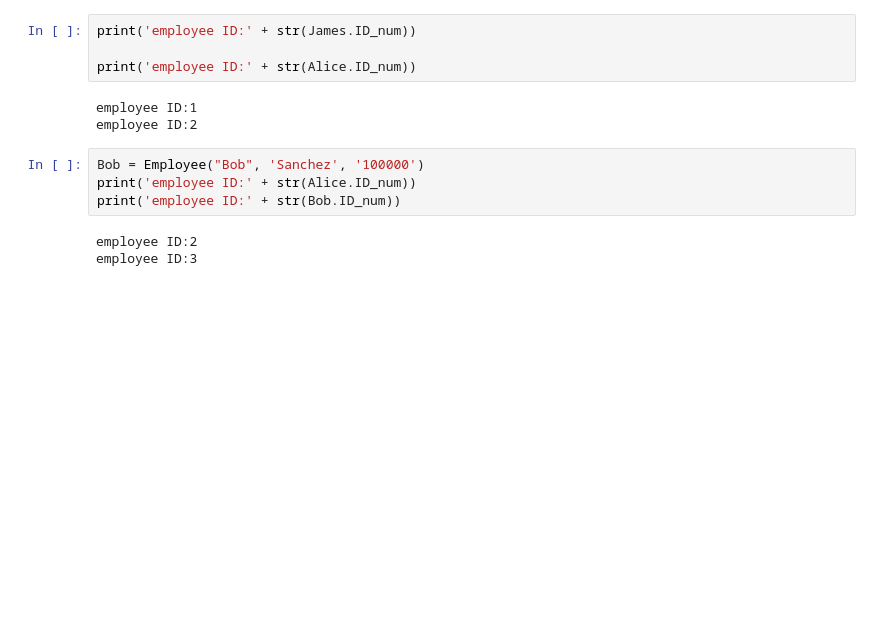
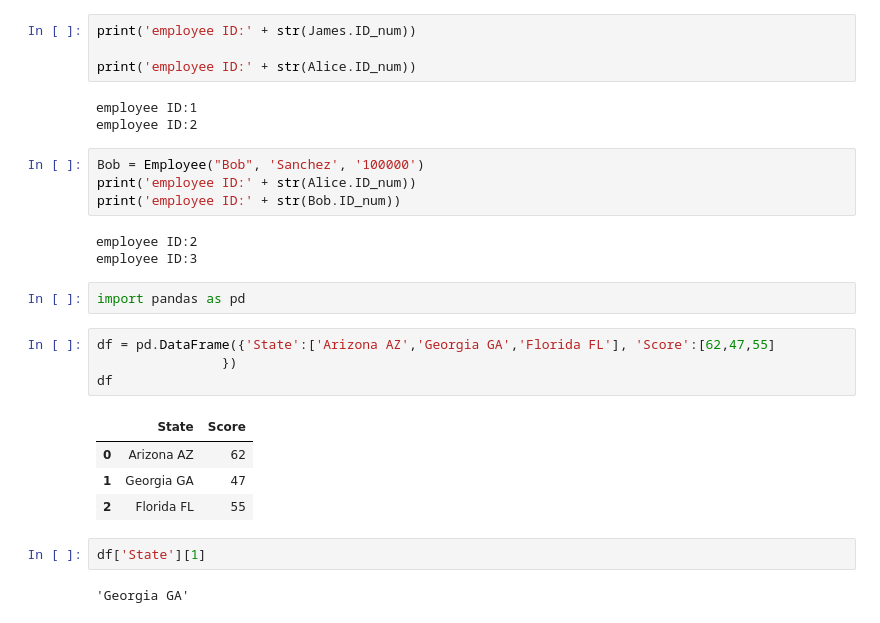
Before and after one commit to EricHexin/__equs__.Python, a Jupyter notebook: 4-scientific-python/random_stuff.ipynb, the cells around one changed output. Drawn from its saved outputs; the diff is of its cells as text; blank space fills up the shorter version.

Commit message:
pandas to extract last N characters of a dataframe column

```diff
--- a/4-scientific-python/random_stuff.ipynb
+++ b/4-scientific-python/random_stuff.ipynb
@@ -87,3 +87,18 @@ print('employee ID:' + str(Bob.ID_num))
 # %% [output]
 employee ID:2
 employee ID:3
+# %%
+import pandas as pd
+# %%
+df = pd.DataFrame({'State':['Arizona AZ','Georgia GA','Florida FL'], 'Score':[62,47,55]
+                })
+df
+# %% [output]
+|  | State | Score |
+| 0 | Arizona AZ | 62 |
+| 1 | Georgia GA | 47 |
+| 2 | Florida FL | 55 |
+# %%
+df['State'][1]
+# %% [output]
+'Georgia GA'
```
Also changed, not shown: parts of 1 cell of this notebook.
